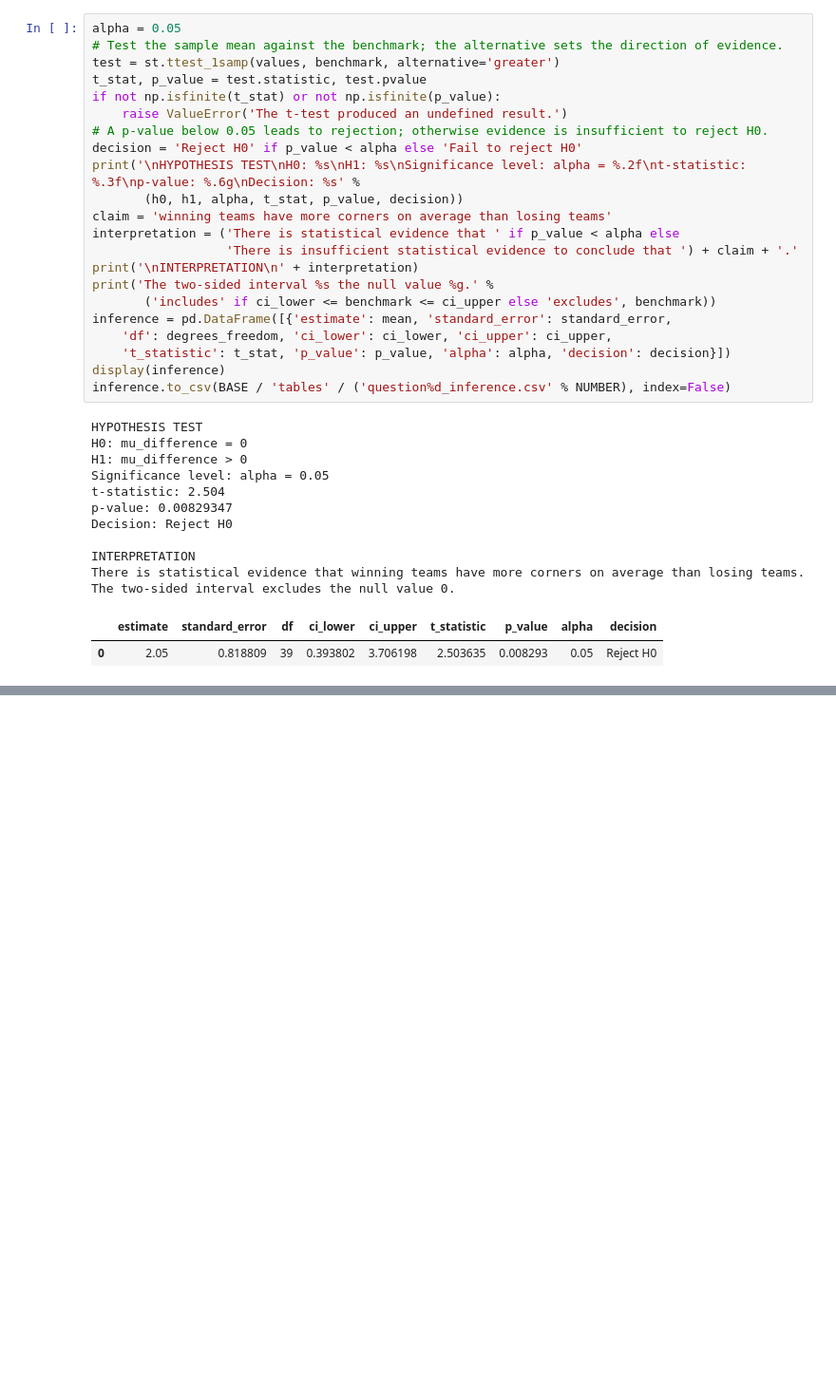
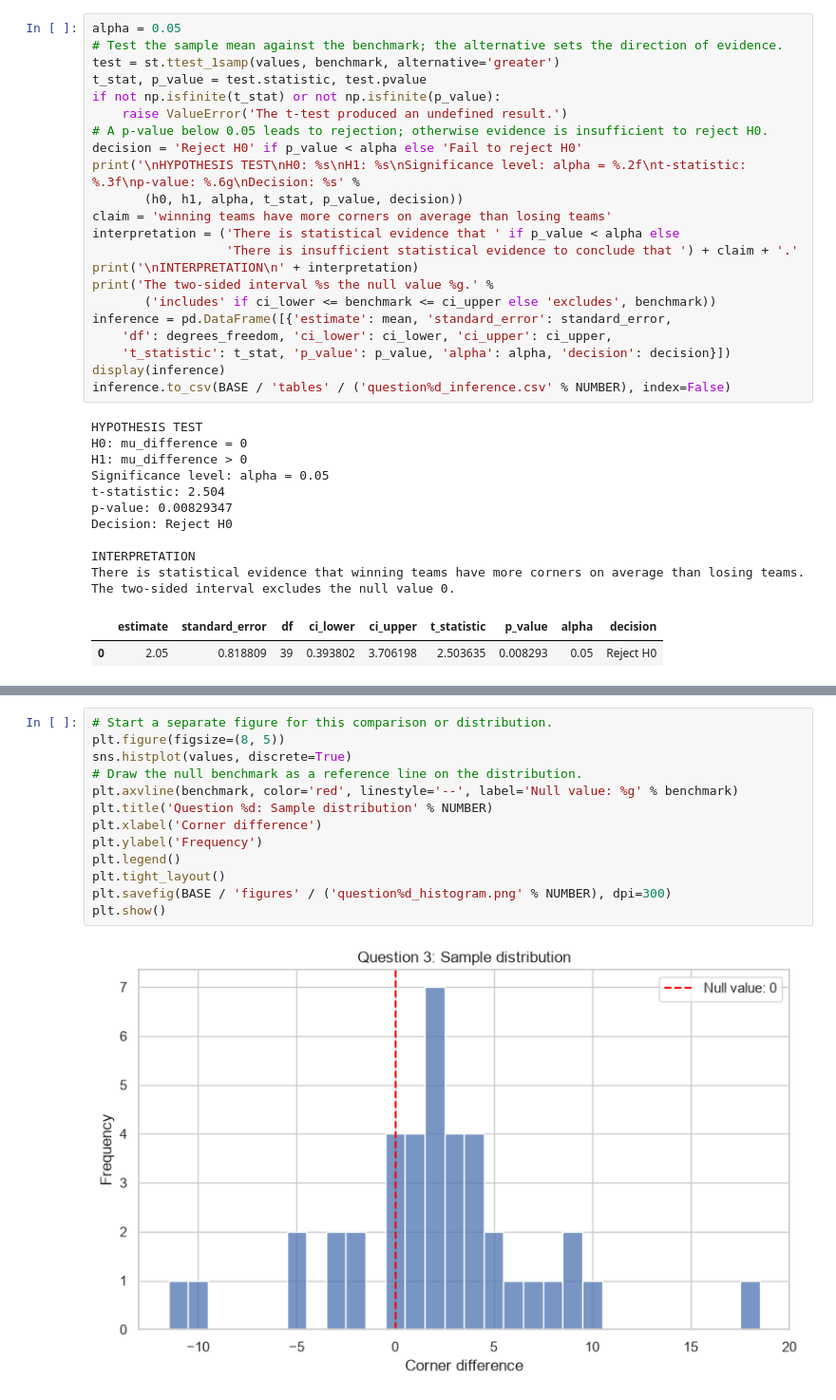
Before and after one commit to omarfaruk309/HIT140-FOUNDATIONS-OF-DATA-SCIENCE-Assessment2-WorldCup2026, a Jupyter notebook: questions/question3/visualisations/coding.ipynb, the cells around one changed output, grey strips where cells are left out. Shown at 95% size. Drawn from its saved outputs; the diff is of its cells as text; blank space fills up the shorter version.

```diff
--- a/questions/question3/visualisations/coding.ipynb
+++ b/questions/question3/visualisations/coding.ipynb
@@ -476,0 +493,15 @@ The two-sided interval excludes the null value 0.
+# %%
+# Start a separate figure for this comparison or distribution.
+plt.figure(figsize=(8, 5))
+sns.histplot(values, discrete=True)
+# Draw the null benchmark as a reference line on the distribution.
+plt.axvline(benchmark, color='red', linestyle='--', label='Null value: %g' % benchmark)
+plt.title('Question %d: Sample distribution' % NUMBER)
+plt.xlabel('Corner difference')
+plt.ylabel('Frequency')
+plt.legend()
+plt.tight_layout()
+plt.savefig(BASE / 'figures' / ('question%d_histogram.png' % NUMBER), dpi=300)
+plt.show()
+# %% [output]
+[figure, added]
```
Also changed, not shown: parts of 2 cells of this notebook, 2 other files.
